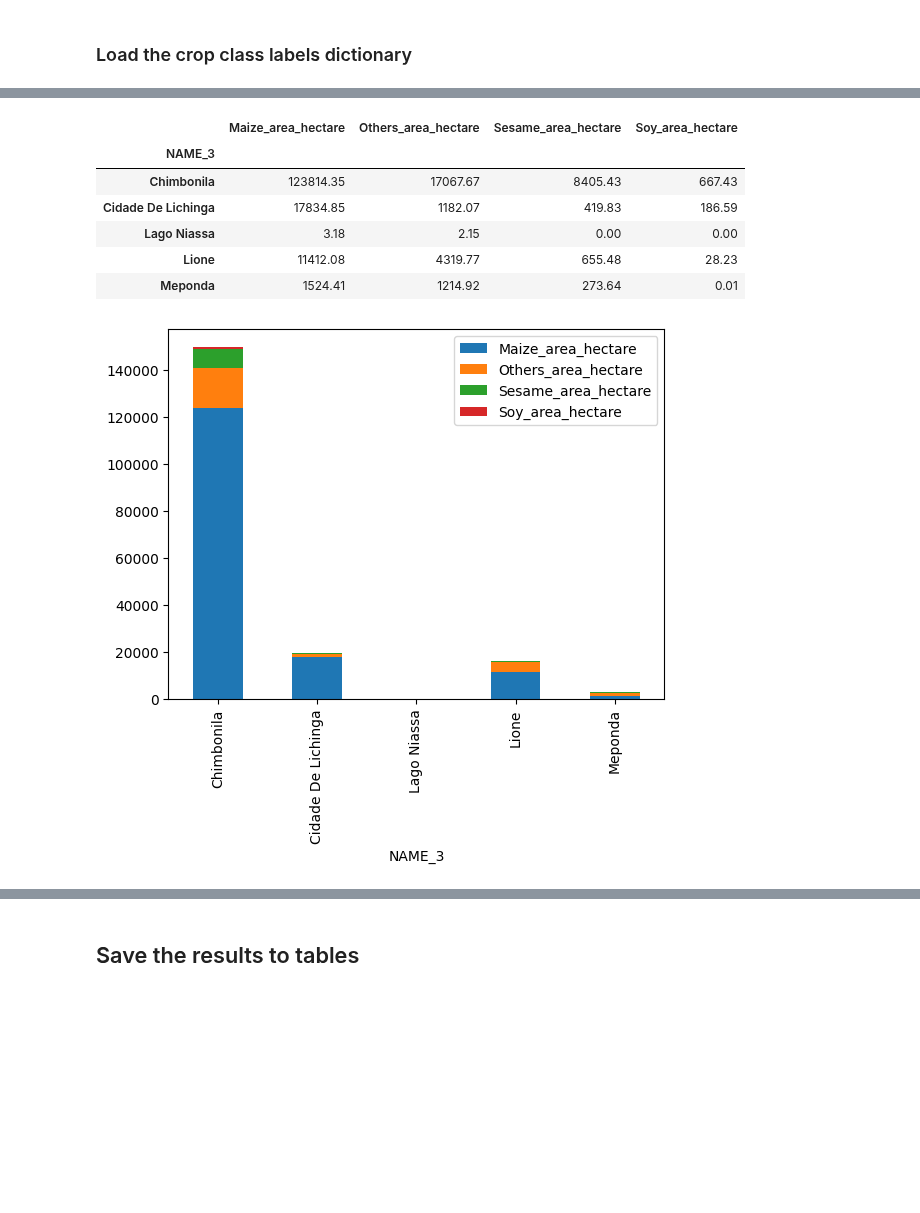
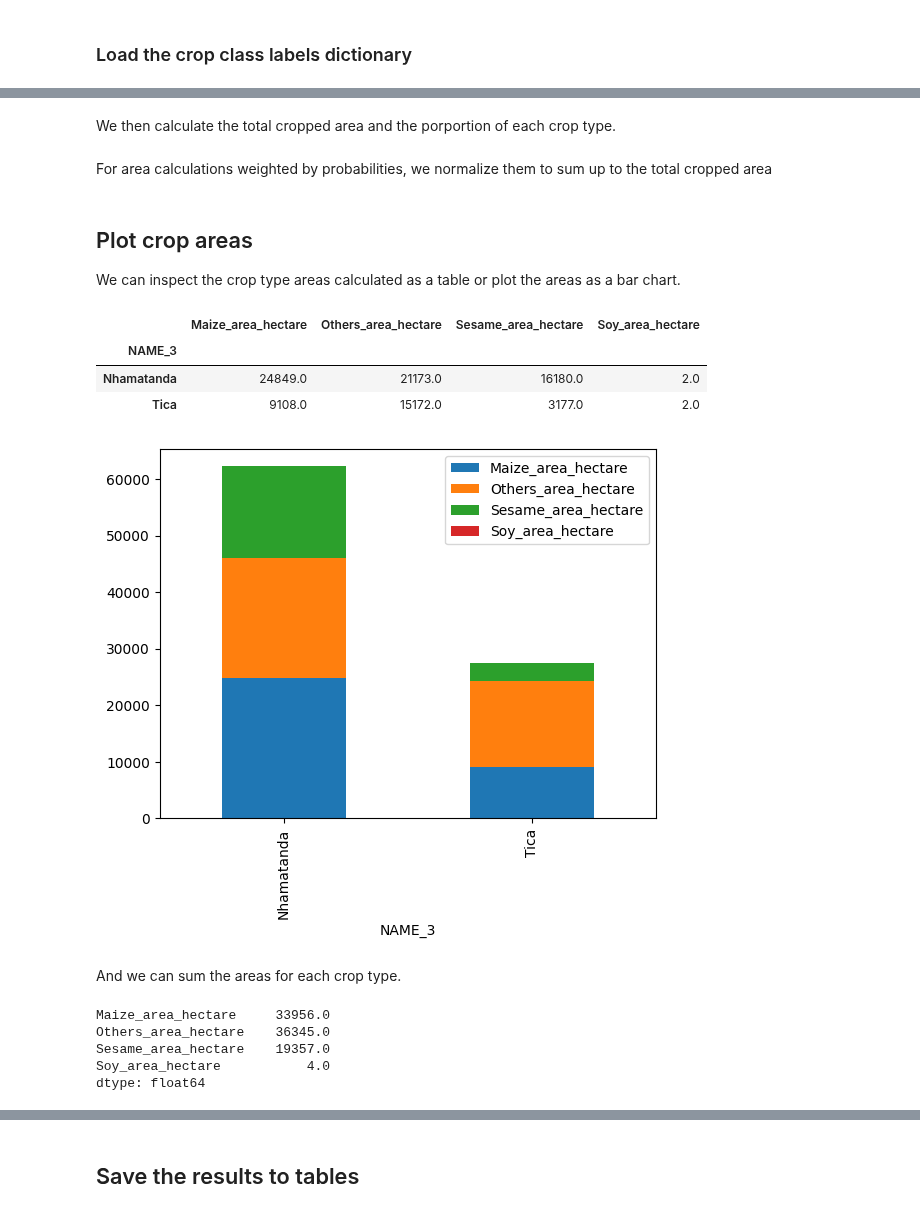
Before and after one commit to digitalearthafrica/FAO_crop_type, a Jupyter notebook: 8_Calculate_crop_statistics.ipynb, the cells around one changed output, grey strips where cells are left out. Drawn from its saved outputs; the diff is of its cells as text; code cells hidden in the pictures; blank space fills up the shorter version.

Commit message:
Updated area statistics

```diff
--- a/8_Calculate_crop_statistics.ipynb
+++ b/8_Calculate_crop_statistics.ipynb
@@ -72,10 +105,10 @@ with open(labels_path, "r") as json_file:
 # %%
-gdf_new=area_of_interest_gdf.copy()
+gdf_new=area_of_interest_gdf[[name_col, "geometry"]].copy()
 for index, district in area_of_interest_gdf.iterrows():
 
     print(f"Processing polygon {index}")
     #area_of_interest_gdf.loc[index,'ID']=index
-    print(area_of_interest_gdf.loc[index]['NAME_3'])
+    print(area_of_interest_gdf.loc[index][name_col])
 
     # Rasterize polygon
     district_mask = xr_rasterize(
@@ -84,11 +117,23 @@ for index, district in area_of_interest_gdf.iterrows():
         transform=da_crop_type.geobox.transform,
         crs=output_crs,
     )
+    area_cols = []
+    area_w_cols = []
     for class_name, class_value in labels_dict.items():
         # convert pixel count to hectare; each pixel is 10 m by 10 m
-        crop_type_area=np.sum(da_crop_type.where(district_mask, da_crop_type.attrs['_FillValue'])==class_value)/100.0
+        crop_type_mask = da_crop_type.where(district_mask, da_crop_type.attrs['_FillValue'])==class_value
+        crop_type_area=np.sum(crop_type_mask).compute()/100.0
         attr_name=class_name+"_area_hectare"
+        area_cols.append(attr_name)
         gdf_new.loc[index, attr_name] = crop_type_area.data
-        print('Area (hectare) for {} ({}): {}'.format(class_name, class_value, crop_type_area.data))
+        #print('Area (hectare) for {} ({}): {}'.format(class_name, class_value, crop_type_area.data))
+
+        # calculate relative area using probabilities
+        prob = da_crop_prob.where(crop_type_mask, 0)
+        crop_type_area_weighted = np.sum(prob).compute()
+        attr_name=class_name+"_area_weighted_hectare"
+        area_w_cols.append(attr_name)
+        gdf_new.loc[index, attr_name] = crop_type_area_weighted.data
+        #print('Weighted area (nor normalized) for {} ({}): {}'.format(class_name, class_value, crop_type_area_weighted.data))
 # %% [output]
 Processing polygon 0
@@ -118,14 +143,47 @@ name_col = "NAME_3"
+# %% [markdown]
+We then calculate the total cropped area and the porportion of each crop type.
+# %%
+# calculate total crop area
+total_area_attr = "Crop_area_hectare"
+total_area = gdf_new[area_cols].sum(axis=1)
+gdf_new[total_area_attr] = total_area
+
+# calculate porportion of different crop types
+for class_name, class_value in labels_dict.items():
+    gdf_new[class_name+"_area_precent"] = gdf_new[class_name+"_area_hectare"]/gdf_new[total_area_attr]
+# %% [markdown]
+For area calculations weighted by probabilities, we normalize them to sum up to the total cropped area
+# %%
+# normalize areas calculated with probabilities
+ratio = total_area/gdf_new[area_w_cols].sum(axis=1)
+for col in area_w_cols:
+    gdf_new[col] = gdf_new[col]*ratio
+
+# calculate porportion of different crop types
+for class_name, class_value in labels_dict.items():
+    gdf_new[class_name+"_area_weighted_precent"] = gdf_new[class_name+"_area_weighted_hectare"]/gdf_new[total_area_attr]
+# %% [markdown]
+## Plot crop areas
+
+We can inspect the crop type areas calculated as a table or plot the areas as a bar chart.
 # %%
-gdf_new[area_columns].set_index(gdf_new[name_col])
+gdf_new[area_cols].set_index(gdf_new[name_col]).round()
 # %% [output]
 |  | Maize_area_hectare | Others_area_hectare | Sesame_area_hectare | Soy_area_hectare |
 | NAME_3 |  |  |  |  |
-| Chimbonila | 123814.35 | 17067.67 | 8405.43 | 667.43 |
-| Cidade De Lichinga | 17834.85 | 1182.07 | 419.83 | 186.59 |
-| Lago Niassa | 3.18 | 2.15 | 0.00 | 0.00 |
-| Lione | 11412.08 | 4319.77 | 655.48 | 28.23 |
-| Meponda | 1524.41 | 1214.92 | 273.64 | 0.01 |
+| Nhamatanda | 24849.0 | 21173.0 | 16180.0 | 2.0 |
+| Tica | 9108.0 | 15172.0 | 3177.0 | 2.0 |
 # %%
-gdf_new[area_columns].set_index(gdf_new[name_col]).plot.bar(stacked=True);
+gdf_new[area_cols].set_index(gdf_new[name_col]).plot.bar(stacked=True);
 # %% [output]
-[figure, old version]
+[figure, new version]
+# %% [markdown]
+And we can sum the areas for each crop type.
+# %%
+gdf_new[area_cols].sum().round()
+# %% [output]
+Maize_area_hectare     33956.0
+Others_area_hectare    36345.0
+Sesame_area_hectare    19357.0
+Soy_area_hectare           4.0
+dtype: float64
```
Also changed, not shown: parts of 16 cells of this notebook.
